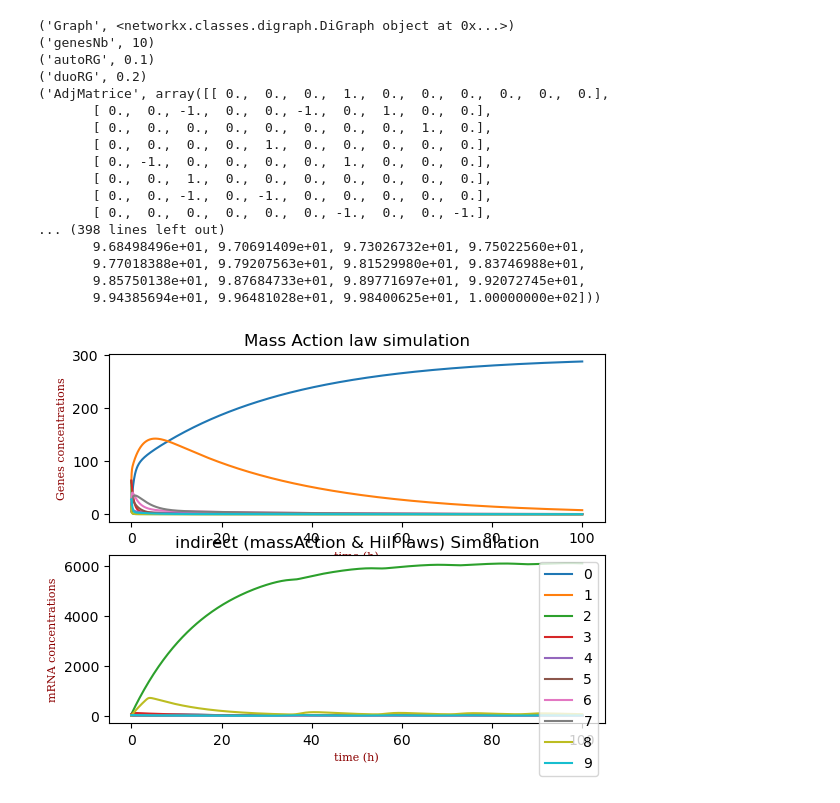
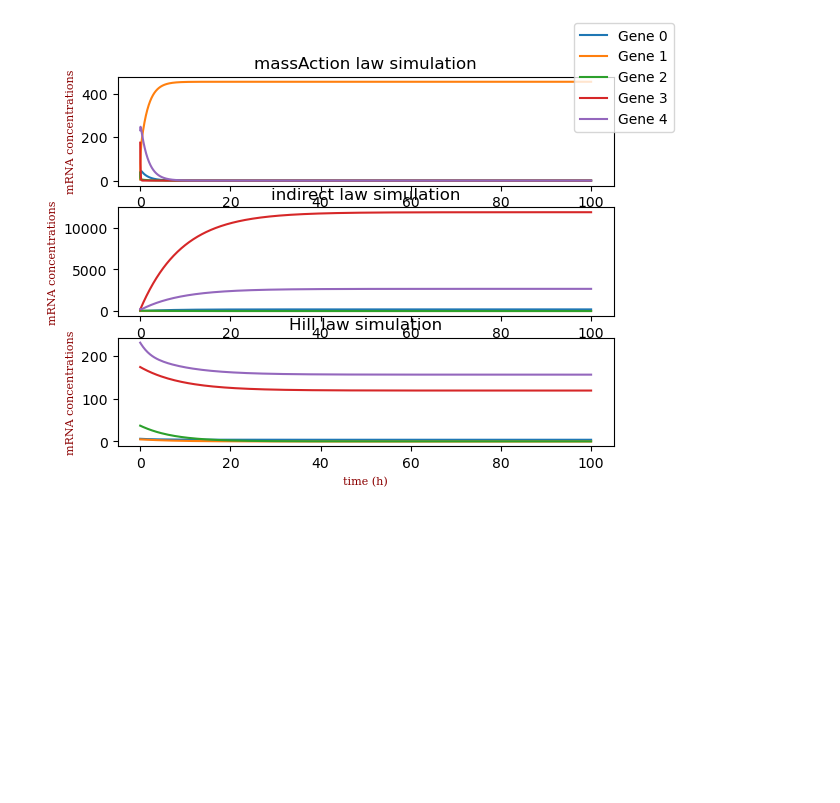
Before and after one commit to castlechild/GRNSimulation, a Jupyter notebook: exemple.ipynb, the cells around one changed output. Cells and saved outputs as stored; diff of their text form; code cells hidden in the pictures; blank space fills up the shorter version.

```diff
--- a/exemple.ipynb
+++ b/exemple.ipynb
@@ -21,0 +8,4 @@ for i in test.items(): print(i)
+# %%
+
+Coeff = oGRN.getCoefficient(GENESNB)
+Coeff
@@ -22,25 +27,5 @@ for i in test.items(): print(i)
 # %%
-oGRN.simulationODEs(test, ["massAction","indirect","Hill"], (0,100))
-for i in test.items(): print(i)
+oGRN.simulationODEs(test, ["massAction","indirect","Hill"], (0,100),Coeff)
+oGRN.plotSim(test,"test.png")
 # %% [output]
-('Graph', <networkx.classes.digraph.DiGraph object at 0x...>)
-('genesNb', 10)
-('autoRG', 0.1)
-('duoRG', 0.2)
-('AdjMatrice', array([[ 0.,  0.,  0.,  1.,  0.,  0.,  0.,  0.,  0.,  0.],
-       [ 0.,  0., -1.,  0.,  0., -1.,  0.,  1.,  0.,  0.],
-       [ 0.,  0.,  0.,  0.,  0.,  0.,  0.,  0.,  1.,  0.],
-       [ 0.,  0.,  0.,  0.,  1.,  0.,  0.,  0.,  0.,  0.],
-       [ 0., -1.,  0.,  0.,  0.,  0.,  1.,  0.,  0.,  0.],
-       [ 0.,  0.,  1.,  0.,  0.,  0.,  0.,  0.,  0.,  0.],
-       [ 0.,  0., -1.,  0., -1.,  0.,  0.,  0.,  0.,  0.],
-       [ 0.,  0.,  0.,  0.,  0.,  0., -1.,  0.,  0., -1.],
-... (398 lines left out)
-       9.68498496e+01, 9.70691409e+01, 9.73026732e+01, 9.75022560e+01,
-       9.77018388e+01, 9.79207563e+01, 9.81529980e+01, 9.83746988e+01,
-       9.85750138e+01, 9.87684733e+01, 9.89771697e+01, 9.92072745e+01,
-       9.94385694e+01, 9.96481028e+01, 9.98400625e+01, 1.00000000e+02]))
+[figure, added]
-# %%
-oGRN.plotSim(test,"test.png")
-# %% [output]
-[figure, removed]
```
Also changed, not shown: parts of 2 cells of this notebook, 11 other files.
